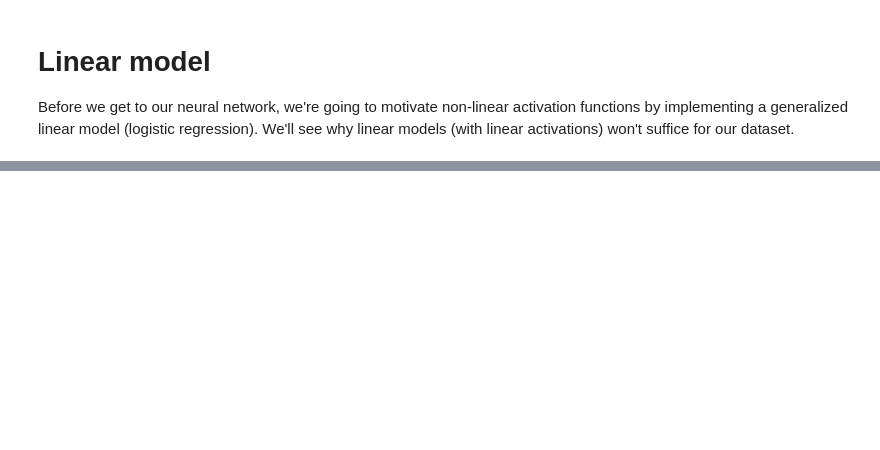
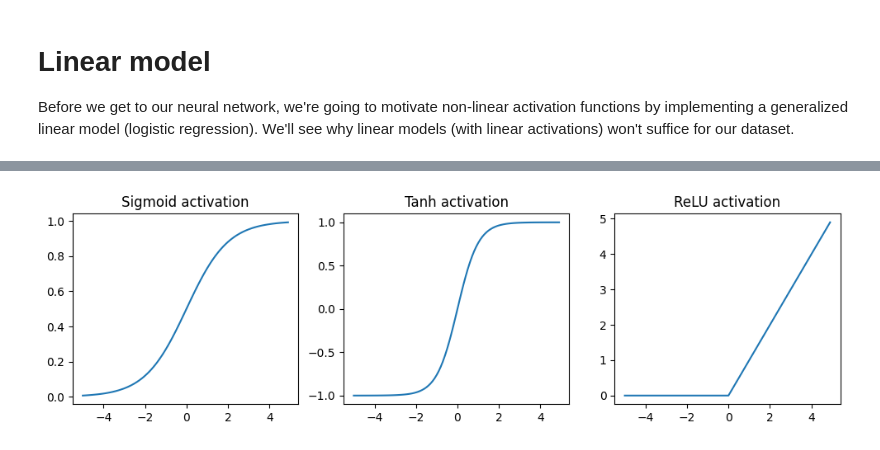
Before and after one commit to nikseddu/MLOPS, a Jupyter notebook: MachineLearning/neural_network.ipynb, the cells around one changed output, grey strips where cells are left out. Drawn from its saved outputs; the diff is of its cells as text; code cells hidden in the pictures; blank space fills up the shorter version.

```diff
--- a/MachineLearning/neural_network.ipynb
+++ b/MachineLearning/neural_network.ipynb
@@ -246,0 +419,29 @@ class LinearModel(nn.Module):
+# %%
+# Fig size
+plt.figure(figsize=(12,3))
+
+# Data
+x = torch.arange(-5., 5., 0.1)
+
+# Sigmoid activation (constrain a value between 0 and 1.)
+plt.subplot(1, 3, 1)
+plt.title("Sigmoid activation")
+y = torch.sigmoid(x)
+plt.plot(x.numpy(), y.numpy())
+
+# Tanh activation (constrain a value between -1 and 1.)
+plt.subplot(1, 3, 2)
+y = torch.tanh(x)
+plt.title("Tanh activation")
+plt.plot(x.numpy(), y.numpy())
+
+# Relu (clip the negative values to 0)
+plt.subplot(1, 3, 3)
+y = F.relu(x)
+plt.title("ReLU activation")
+plt.plot(x.numpy(), y.numpy())
+
+# Show plots
+plt.show()
+# %% [output]
+[figure, added]
```
Also changed, not shown: parts of 22 cells of this notebook.
